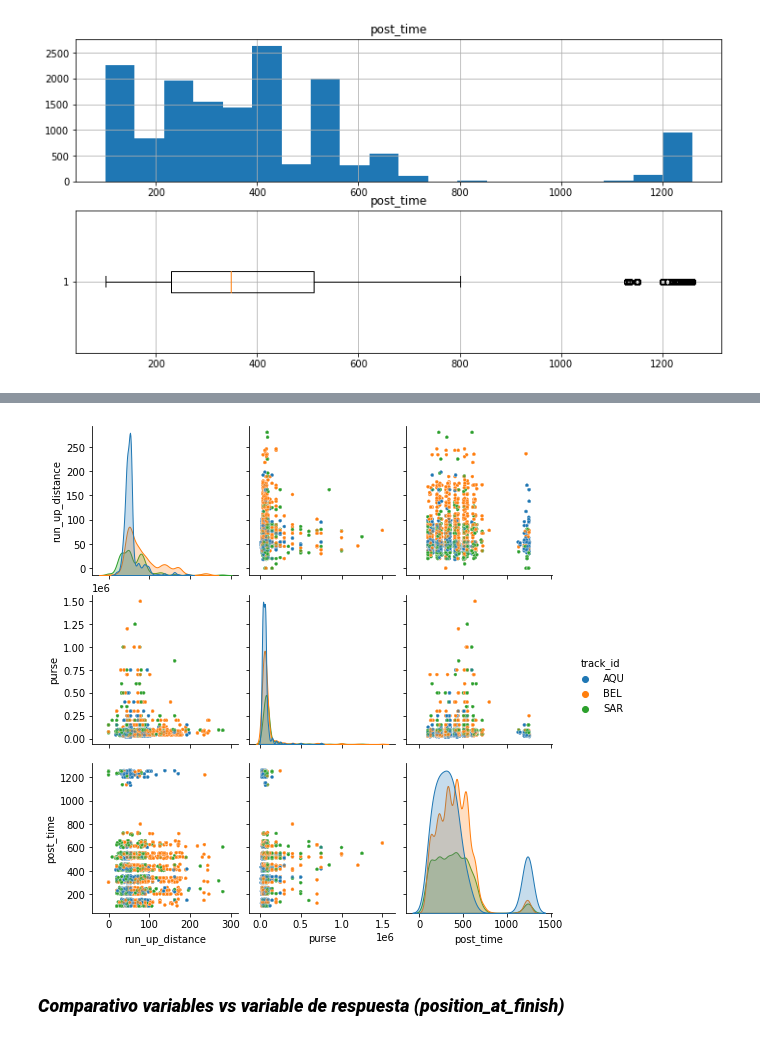
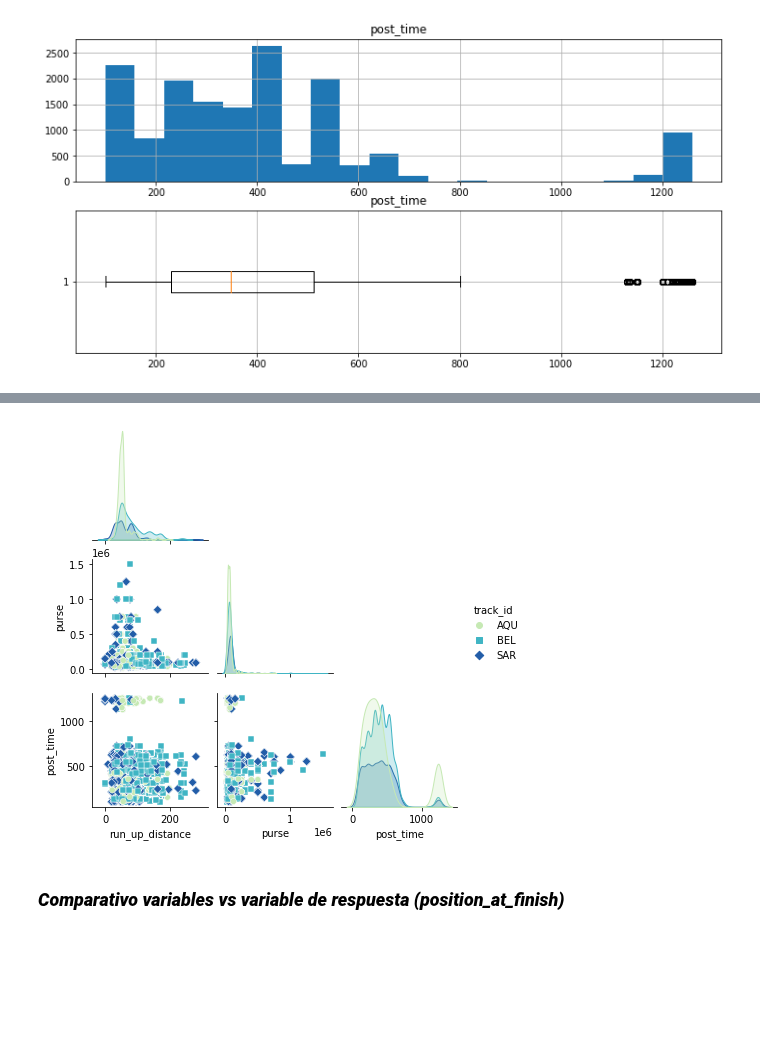
Before and after one commit to jsebastianquiroga/Big_Data-_Derby_2022_SI, a Jupyter notebook: Notebooks/Sistemas_Inteligentes.ipynb, the cells around one changed output, grey strips where cells are left out. Saved outputs shown, nothing was run; the diff lists cells and outputs as text; code cells hidden in the pictures; blank space fills up the shorter version.

```diff
--- a/Notebooks/Sistemas_Inteligentes.ipynb
+++ b/Notebooks/Sistemas_Inteligentes.ipynb
@@ -223,10 +223,12 @@ Text(0.5, 1.0, 'Pearson Correlation')
 # %%
 sns.pairplot(nyra_2019, vars=numerical_features,
              hue='track_id',
-             plot_kws= {'s' : 10, 'alpha' : 0.5})
+             height=2.0, markers=["o", "s", "D"],
+             palette='YlGnBu',
+             corner=True)
 plt.show()
 # %% [output]
-[figure, old version]
+[figure, new version]
 # %% [markdown]
 ### ***Comparativo variables vs variable de respuesta (position_at_finish)***
 # %%
```
Also changed, not shown: parts of 17 cells of this notebook.
